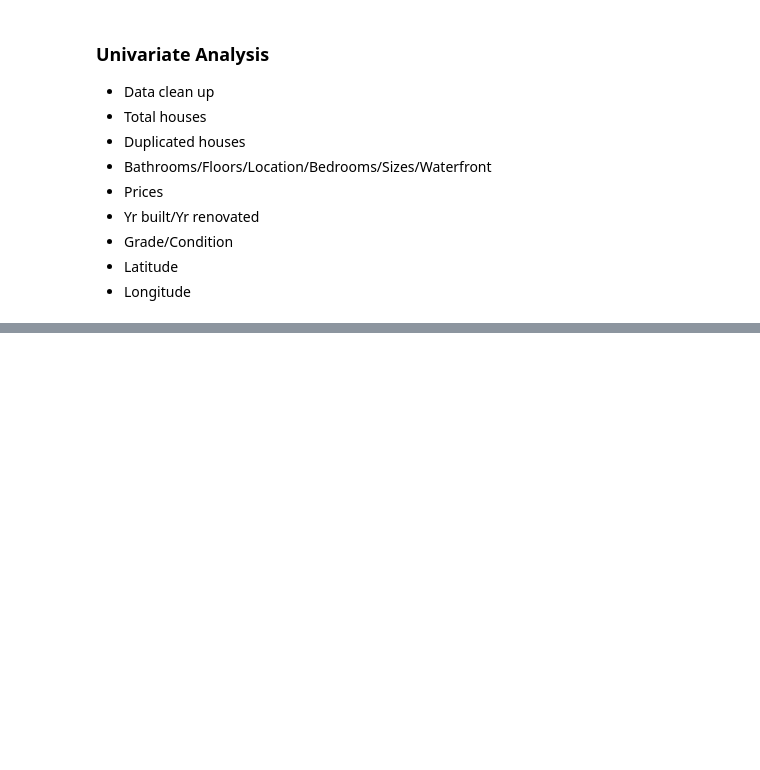
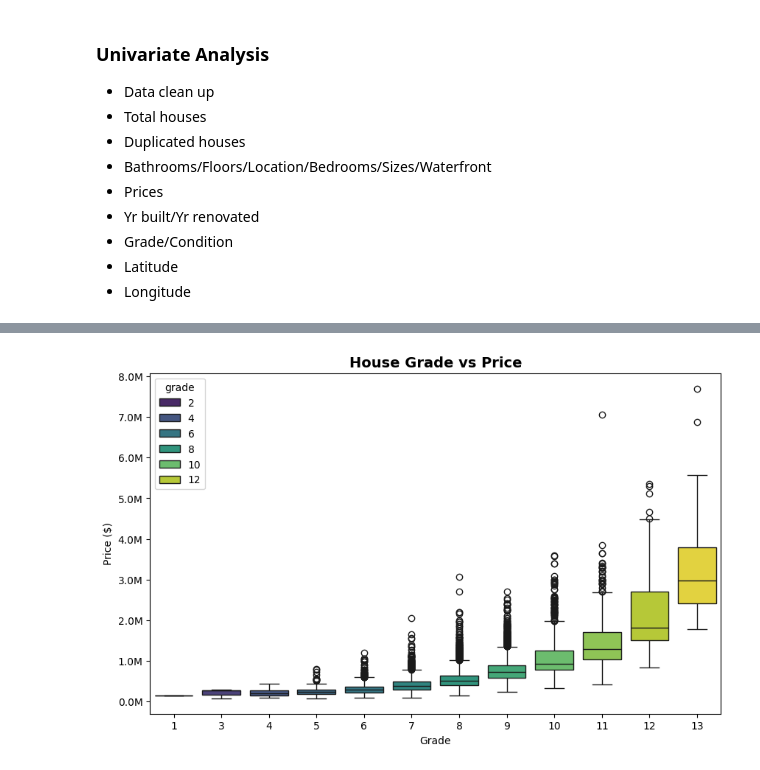
Before and after one commit to theAtieno/King-County-House, a Jupyter notebook: kc_house_data.ipynb, the cells around one changed output, grey strips where cells are left out. Cells and saved outputs as stored; diff of their text form; code cells hidden in the pictures; blank space fills up the shorter version.

```diff
--- a/kc_house_data.ipynb
+++ b/kc_house_data.ipynb
@@ -262,0 +321,11 @@ bivariate
+# %%
+plt.figure(figsize=(10,6))
+sns.boxplot(data=king_county_houses1, x='grade', y='price', hue='grade', palette='viridis')
+
+plt.title('House Grade vs Price', fontsize=14, weight='bold')
+plt.xlabel('Grade')
+plt.ylabel('Price ($)')
+plt.gca().yaxis.set_major_formatter(plt.FuncFormatter(lambda x, _: f'{x/1_000_000:.1f}M'))
+plt.show()
+# %% [output]
+[figure, added]
```
Also changed, not shown: parts of 31 cells of this notebook, 6 other files.
